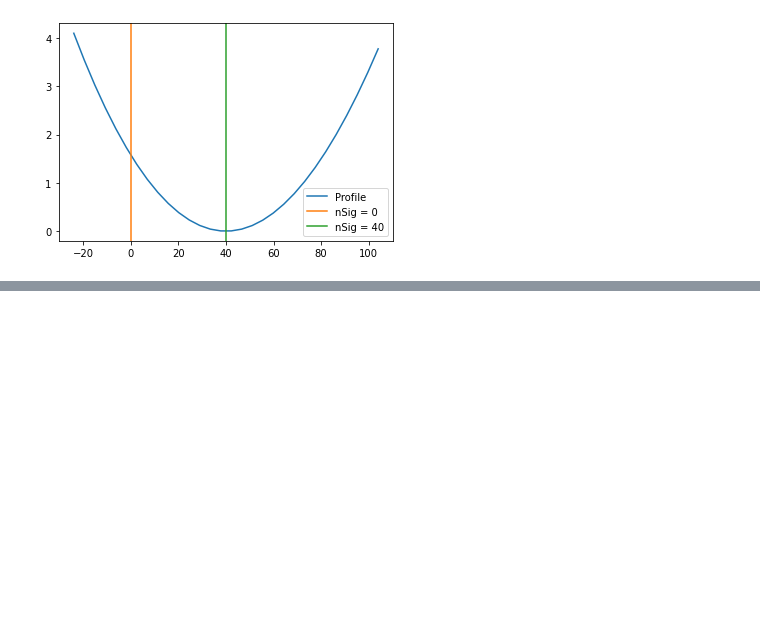
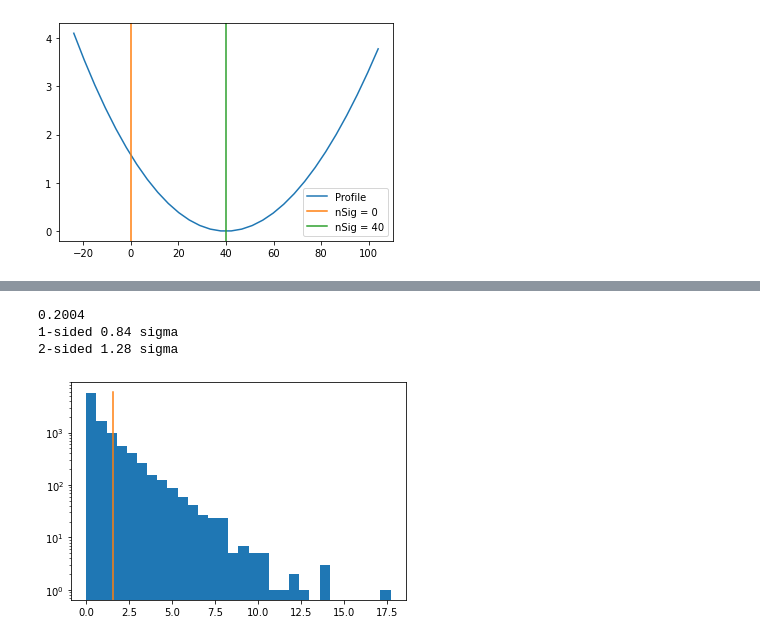
Before and after one commit to matthewkenzie/notebooks, a Jupyter notebook: pvalues.ipynb, the cells around one changed output, grey strips where cells are left out. Drawn from its saved outputs; the diff is of its cells as text; code cells hidden in the pictures; blank space fills up the shorter version.

Commit message:
pval changes

```diff
--- a/pvalues.ipynb
+++ b/pvalues.ipynb
@@ -89,6 +89,7 @@ xm = m.values['nsig']
 fm = nll(xm)
 x0 = 0
 f0 = nll(x0)
+dll_data = f0-fm
 
 plt.plot(x,y,label='Profile')
 ylim = plt.ylim()
@@ -111,0 +127,21 @@ DLL at 0 gives 1.26 sigma
+# %%
+plt.hist(dll_toys,bins=30)
+ylim = plt.ylim()
+plt.plot( [dll_data,dll_data], [0,ylim[1]] )
+plt.yscale('log')
+
+nworse = np.sum(dll_toys>dll_data)
+ntotal  = len(dll_toys)
+pval = nworse / ntotal
+
+# so generating p-value with toys in this way (i.e. where toys are allowed to have both neg and pos sigma)
+print(pval)
+nsigma_1side = (chi2.ppf(1-2*pval,1))**0.5
+nsigma_2side = (chi2.ppf(1-pval,1))**0.5
+print('1-sided {:4.2f} sigma'.format(nsigma_1side))
+print('2-sided {:4.2f} sigma'.format(nsigma_2side))
+# %% [output]
+0.2004
+1-sided 0.84 sigma
+2-sided 1.28 sigma
+[figure, added]
```
Also changed, not shown: parts of 5 cells of this notebook.
